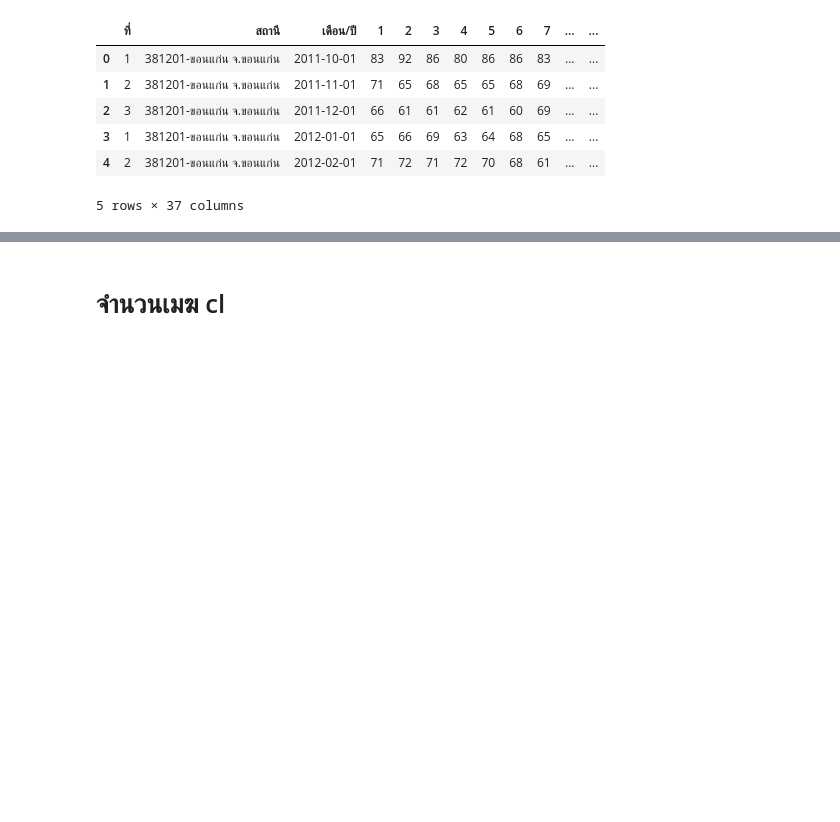
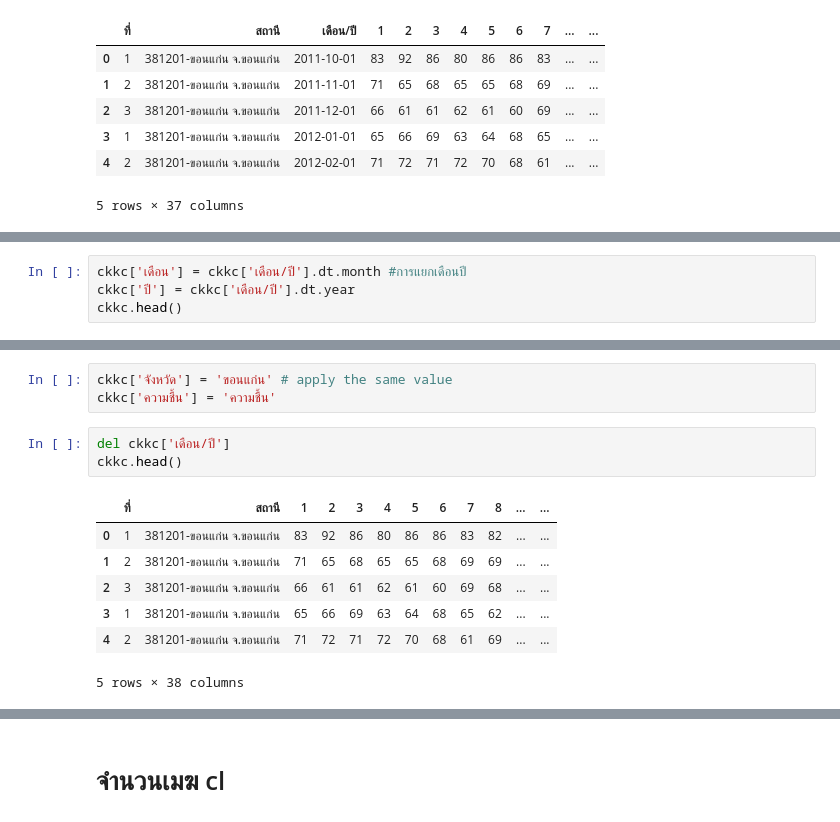
Before and after one commit to Phimphakanph22/bsc_dpdm22, a Jupyter notebook: Quiz_Group_5_20_of_Midterm.ipynb, the cells around one changed output, grey strips where cells are left out. Saved outputs shown, nothing was run; the diff lists cells and outputs as text; blank space fills up the shorter version.

```diff
--- a/Quiz_Group_5_20_of_Midterm.ipynb
+++ b/Quiz_Group_5_20_of_Midterm.ipynb
@@ -117,0 +120,4 @@ allc.head()
+# %%
+ckkc['เดือน'] = ckkc['เดือน/ปี'].dt.month #การแยกเดือนปี
+ckkc['ปี'] = ckkc['เดือน/ปี'].dt.year
+ckkc.head()
@@ -117,0 +132,14 @@ allc.head()
+# %%
+ckkc['จังหวัด'] = 'ขอนแก่น' # apply the same value
+ckkc['ความชื้น'] = 'ความชื้น'
+# %%
+del ckkc['เดือน/ปี']
+ckkc.head()
+# %% [output]
+|  | ที่ | สถานี | 1 | 2 | 3 | 4 | 5 | 6 | 7 | 8 | ... | ... |
+| 0 | 1 | 381201-ขอนแก่น จ.ขอนแก่น | 83 | 92 | 86 | 80 | 86 | 86 | 83 | 82 | ... | ... |
+| 1 | 2 | 381201-ขอนแก่น จ.ขอนแก่น | 71 | 65 | 68 | 65 | 65 | 68 | 69 | 69 | ... | ... |
+| 2 | 3 | 381201-ขอนแก่น จ.ขอนแก่น | 66 | 61 | 61 | 62 | 61 | 60 | 69 | 68 | ... | ... |
+| 3 | 1 | 381201-ขอนแก่น จ.ขอนแก่น | 65 | 66 | 69 | 63 | 64 | 68 | 65 | 62 | ... | ... |
+| 4 | 2 | 381201-ขอนแก่น จ.ขอนแก่น | 71 | 72 | 71 | 72 | 70 | 68 | 61 | 69 | ... | ... |
+5 rows × 38 columns
```
Also changed, not shown: parts of 4 cells of this notebook.
